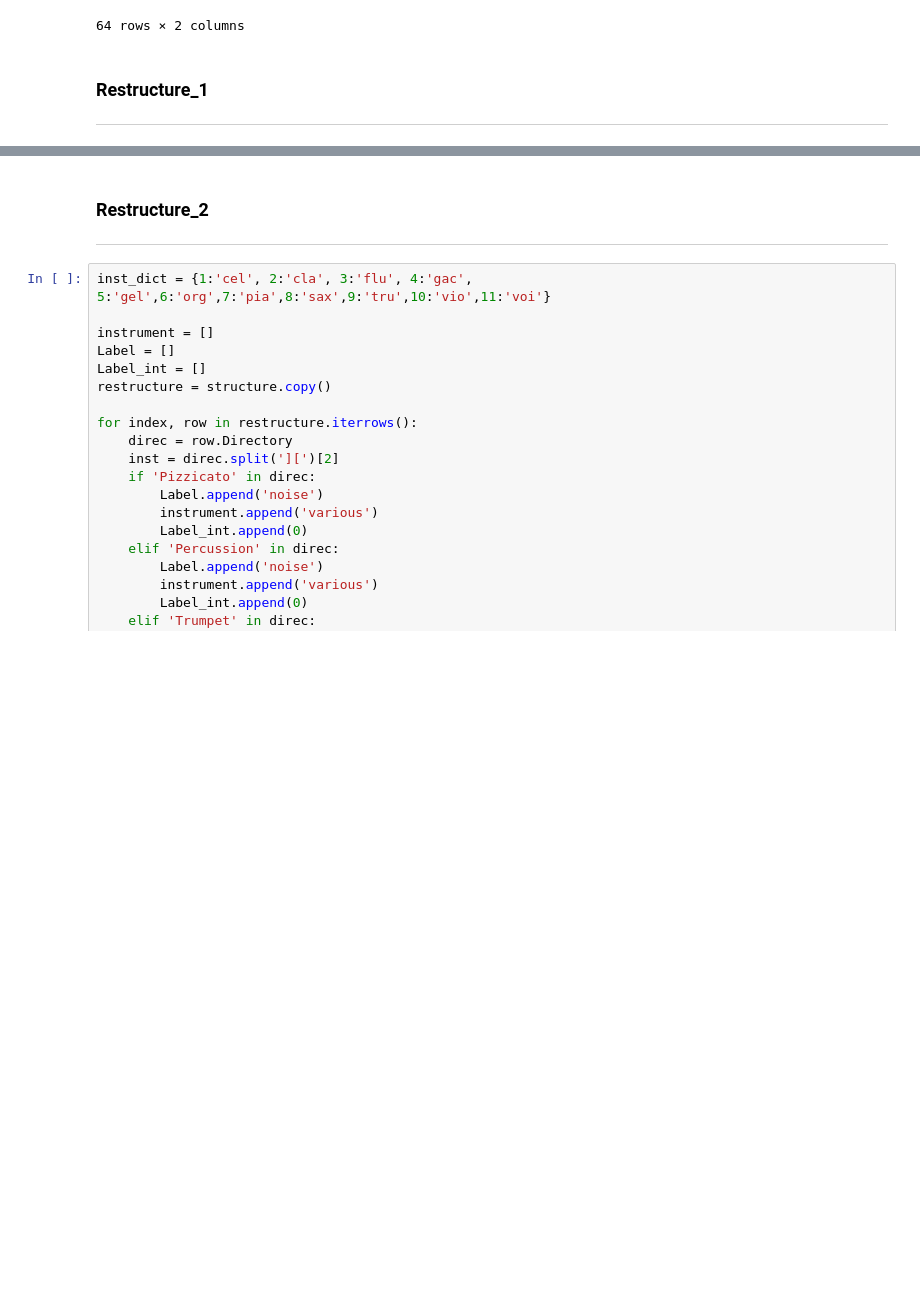
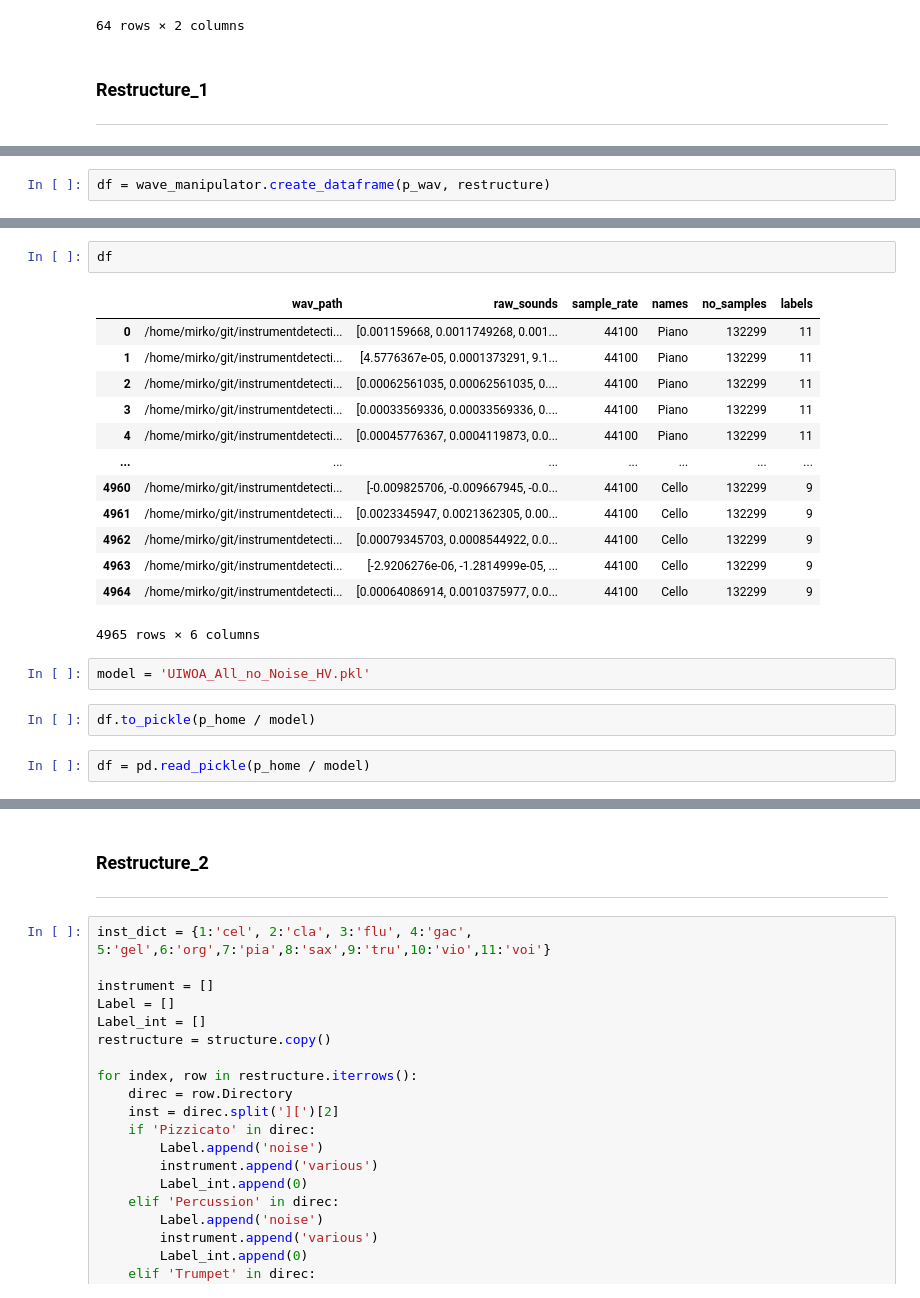
Before and after one commit to gitMantas/instrumentdetection, a Jupyter notebook: Dataset_UIOWA.ipynb, the cells around one changed output, grey strips where cells are left out. Drawn from its saved outputs; the diff is of its cells as text; blank space fills up the shorter version.

```diff
--- a/Dataset_UIOWA.ipynb
+++ b/Dataset_UIOWA.ipynb
@@ -207,0 +270,2 @@ restructure
+# %%
+df = wave_manipulator.create_dataframe(p_wav, restructure)
@@ -207,0 +290,22 @@ restructure
+# %%
+df
+# %% [output]
+|  | wav_path | raw_sounds | sample_rate | names | no_samples | labels |
+| 0 | /home/mirko/git/instrumentdetecti... | [0.001159668, 0.0011749268, 0.001... | 44100 | Piano | 132299 | 11 |
+| 1 | /home/mirko/git/instrumentdetecti... | [4.5776367e-05, 0.0001373291, 9.1... | 44100 | Piano | 132299 | 11 |
+| 2 | /home/mirko/git/instrumentdetecti... | [0.00062561035, 0.00062561035, 0.... | 44100 | Piano | 132299 | 11 |
+| 3 | /home/mirko/git/instrumentdetecti... | [0.00033569336, 0.00033569336, 0.... | 44100 | Piano | 132299 | 11 |
+| 4 | /home/mirko/git/instrumentdetecti... | [0.00045776367, 0.0004119873, 0.0... | 44100 | Piano | 132299 | 11 |
+| ... | ... | ... | ... | ... | ... | ... |
+| 4960 | /home/mirko/git/instrumentdetecti... | [-0.009825706, -0.009667945, -0.0... | 44100 | Cello | 132299 | 9 |
+| 4961 | /home/mirko/git/instrumentdetecti... | [0.0023345947, 0.0021362305, 0.00... | 44100 | Cello | 132299 | 9 |
+| 4962 | /home/mirko/git/instrumentdetecti... | [0.00079345703, 0.0008544922, 0.0... | 44100 | Cello | 132299 | 9 |
+| 4963 | /home/mirko/git/instrumentdetecti... | [-2.9206276e-06, -1.2814999e-05, ... | 44100 | Cello | 132299 | 9 |
+| 4964 | /home/mirko/git/instrumentdetecti... | [0.00064086914, 0.0010375977, 0.0... | 44100 | Cello | 132299 | 9 |
+4965 rows × 6 columns
+# %%
+model = 'UIWOA_All_no_Noise_HV.pkl'
+# %%
+df.to_pickle(p_home / model)
+# %%
+df = pd.read_pickle(p_home / model)
```
Also changed, not shown: parts of 13 cells of this notebook, 3 other files.
